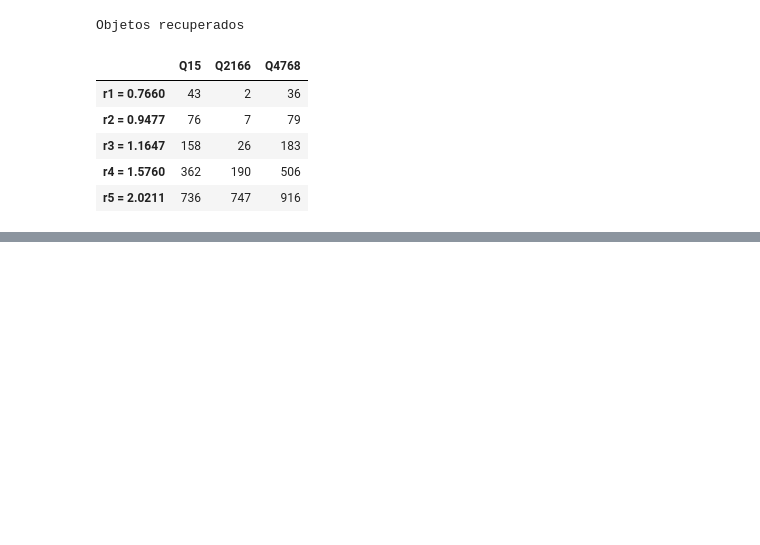
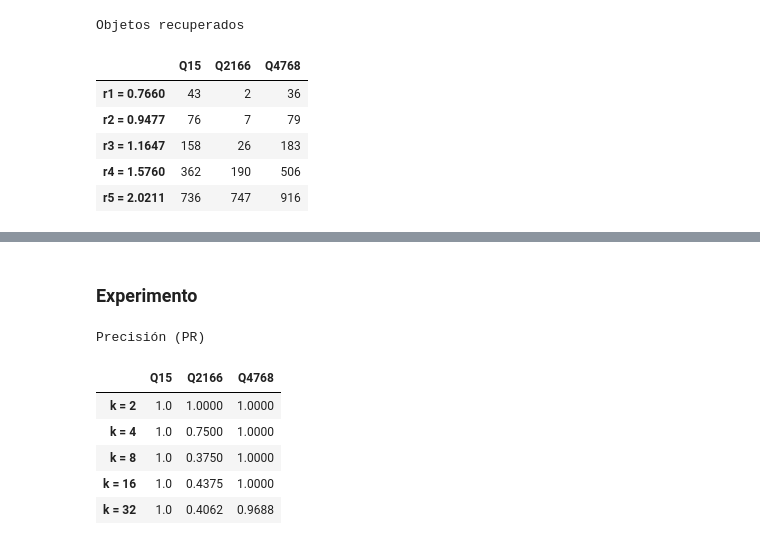
Before and after one commit to ADRIAN0819/Laboratorio10, a Jupyter notebook: P1_busqueda_rango_corto.ipynb, the cells around one changed output, grey strips where cells are left out. Cells and saved outputs as stored; diff of their text form; code cells hidden in the pictures; blank space fills up the shorter version.

```diff
--- a/P1_busqueda_rango_corto.ipynb
+++ b/P1_busqueda_rango_corto.ipynb
@@ -119,0 +127,37 @@ Objetos recuperados
+# %%
+import heapq
+
+def knn_search(collection, query, k):
+    heap = []   # (-distancia, posición)
+    for i in range(len(collection)):
+        dist = euclidean_distance(collection[i], query)
+        if len(heap) < k:
+            heapq.heappush(heap, (-dist, i))
+        elif dist < -heap[0][0]:
+            heapq.heapreplace(heap, (-dist, i))
+    return [i for _, i in sorted(heap, reverse=True)]   # de más cercano a más lejano
+# %% [markdown]
+### Experimento
+# %%
+ks = [2, 4, 8, 16, 32]
+knn_table = {}
+
+for q in queries:
+    collection = np.delete(X, q, axis=0)
+    labels = np.delete(y, q)
+
+    knn_table[f"Q{q}"] = []
+    for k in ks:
+        result = knn_search(collection, X[q], k)
+        knn_table[f"Q{q}"].append(precision(labels[result], y[q]))
+
+print("Precisión (PR)")
+pd.DataFrame(knn_table, index=[f"k = {k}" for k in ks]).round(4)
+# %% [output]
+Precisión (PR)
+|  | Q15 | Q2166 | Q4768 |
+| k = 2 | 1.0 | 1.0000 | 1.0000 |
+| k = 4 | 1.0 | 0.7500 | 1.0000 |
+| k = 8 | 1.0 | 0.3750 | 1.0000 |
+| k = 16 | 1.0 | 0.4375 | 1.0000 |
+| k = 32 | 1.0 | 0.4062 | 0.9688 |
```
Also changed, not shown: parts of 4 cells of this notebook.
